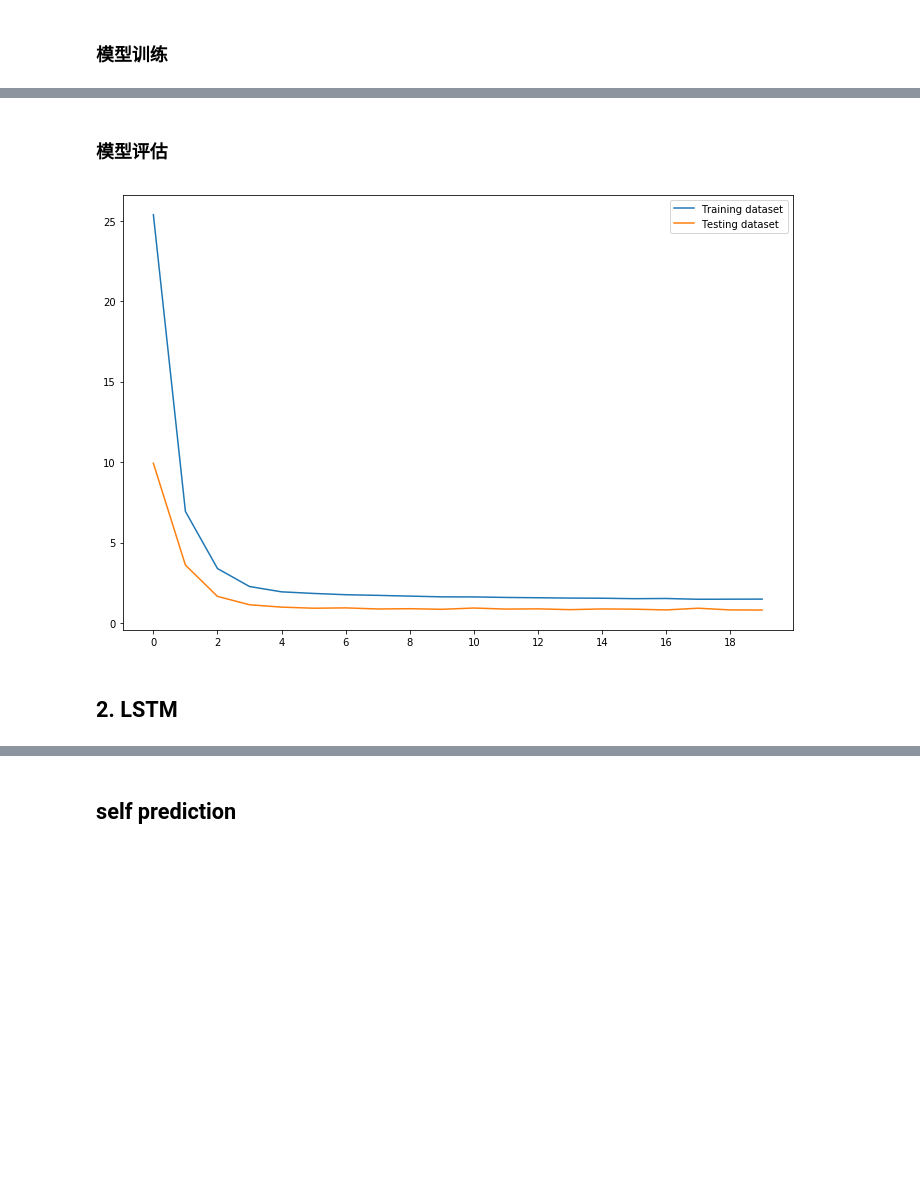
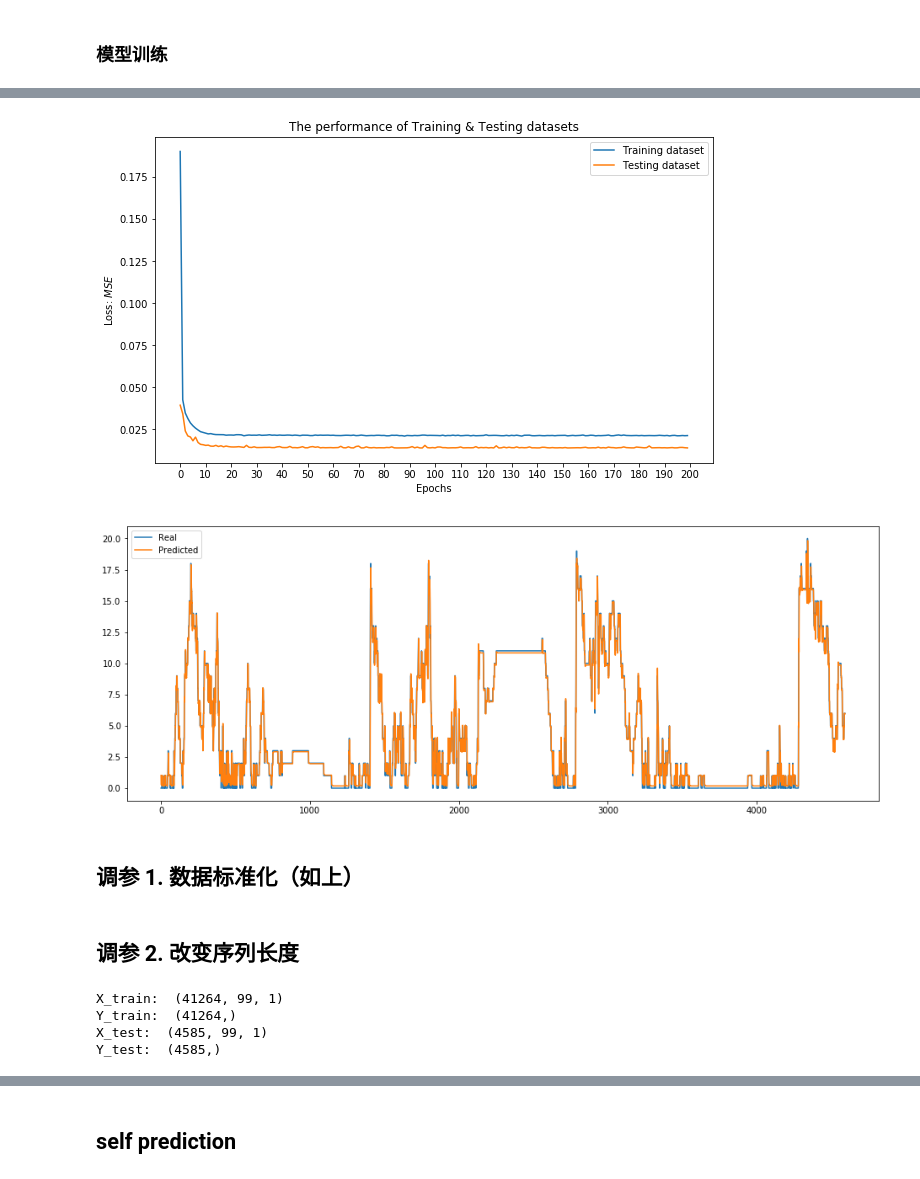
Before and after one commit to 1148030615/Tencent_Education_Deep_Learning_Course, a Jupyter notebook: bikes_prediction_Time_Series_RNN.ipynb, the cells around one changed output, grey strips where cells are left out. Saved outputs shown, nothing was run; the diff lists cells and outputs as text; code cells hidden in the pictures; blank space fills up the shorter version.

```diff
--- a/bikes_prediction_Time_Series_RNN.ipynb
+++ b/bikes_prediction_Time_Series_RNN.ipynb
@@ -58,7 +83,3 @@ result = []
 for index in range(len(data) - sequence_length):
   result.append(data["num"][index: index + sequence_length])
 result = np.array(result).astype("float64")
-# %%
-result -= result.mean()
-print("Shift: ", result.mean())
-print("Data: ", result.shape)
@@ -174,3 +191,9 @@ model.get_weights()[4]
 array([0.], dtype=float32)
 # %% [markdown]
 ### 模型训练
+# %%
+epochs = 200
+history_0 = model.fit(X_train, y_train,
+         batch_size = 512,
+         epochs = epochs,
+         validation_split = 0.05)
@@ -176,0 +246,15 @@ array([0.], dtype=float32)
+# %%
+model = Sequential()
+
+# 第一层
+model.add(LSTM(50, # 第一层的输出
+                    input_shape = (None, 1), # 输入是一维度， 所以为1
+                    return_sequences = False   # 最后一层用False
+))
+model.add(Dropout(0.2))
+
+# 第二层, 用Dense, 上一层的输出结果全部乘以一个矩阵， 最终得到一个数。
+model.add(Dense(1)) # 期望输出的数的个数,我们的输出是一个数
+model.add(Activation("linear"))
+model.compile(loss = "mse", optimizer = "rmsprop") # 线性回归问题用 rmsprop
+model.summary()
@@ -177,6 +278,6 @@ array([0.], dtype=float32)
 # %%
 history_1 = model.fit(X_train, y_train,
          batch_size = 512,
-         epochs = 20,
+         epochs = epochs,
          validation_split = 0.05)
 # %% [output]
@@ -204,22 +305,28 @@ min(history_1.history["val_loss"])
-# %% [markdown]
-### 模型评估
 # %%
-plt.figure(figsize = (12, 8))
+plt.figure(figsize = (10, 6))
 plt.plot(history_1.history["loss"])
 plt.plot(history_1.history["val_loss"])
 plt.legend(["Training dataset", "Testing dataset"])
-plt.xticks(range(0, 20, 2))
+plt.xticks(range(0, epochs + 1, 10))
+plt.ylabel("Loss: $MSE$")
+plt.xlabel("Epochs")
+plt.title("The performance of Training & Testing datasets")
 plt.show()
 # %% [output]
-[figure, old version]
+[figure, new version]
 # %%
 y_predicted_1 = model.predict(X_test)
 y_predicted_1 = np.reshape(y_predicted_1, (y_predicted_1.size, ))
 
-plt.figure(figsize = (16, 12))
+plt.figure(figsize = (16, 6))
 plt.plot(y_test)
 plt.plot(y_predicted_1)
 plt.legend(["Real", "Predicted"])
+#plt.xticks(range(0, epochs + 1, 5))
 plt.show()
+# %% [output]
+[figure, added]
+# %% [markdown]
+## 调参 1. 数据标准化（如上）
 # %% [markdown]
-## 2. LSTM
+## 调参 2. 改变序列长度
@@ -226,3 +351,13 @@ plt.show()
+# %%
+print("X_train: ", X_train_1.shape)
+print("Y_train: ", y_train_1.shape)
+print("X_test: ", X_test_1.shape)
+print("Y_test: ", y_test_1.shape)
+# %% [output]
+X_train:  (41264, 99, 1)
+Y_train:  (41264,)
+X_test:  (4585, 99, 1)
+Y_test:  (4585,)
 # %%
 model = Sequential()
 
```
Also changed, not shown: parts of 56 cells of this notebook.
